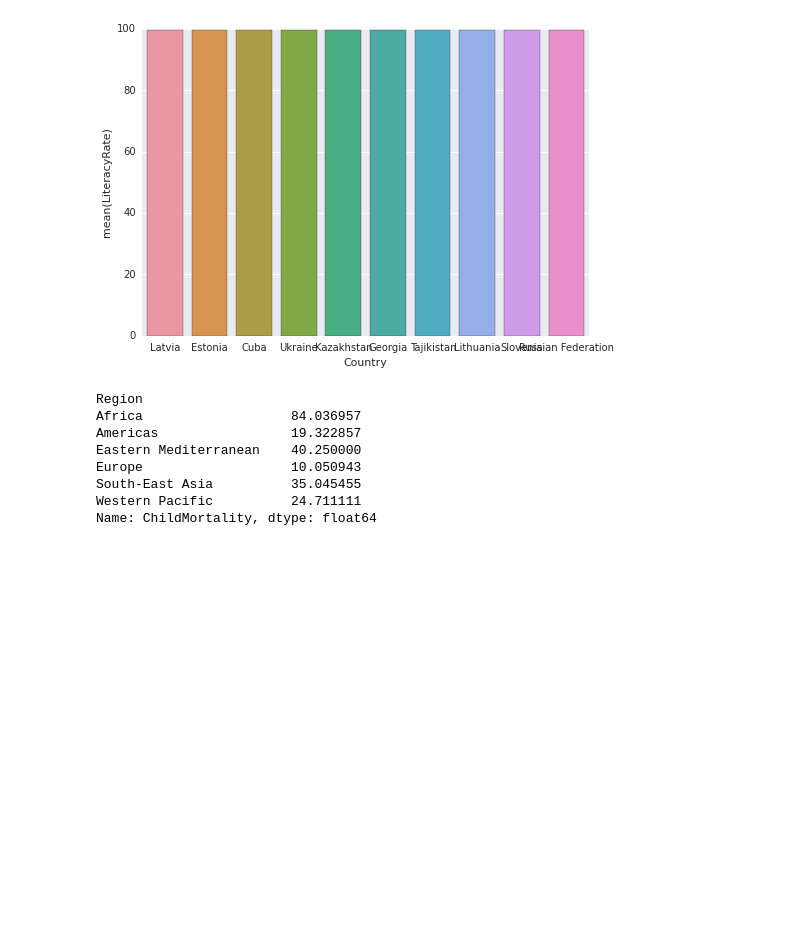
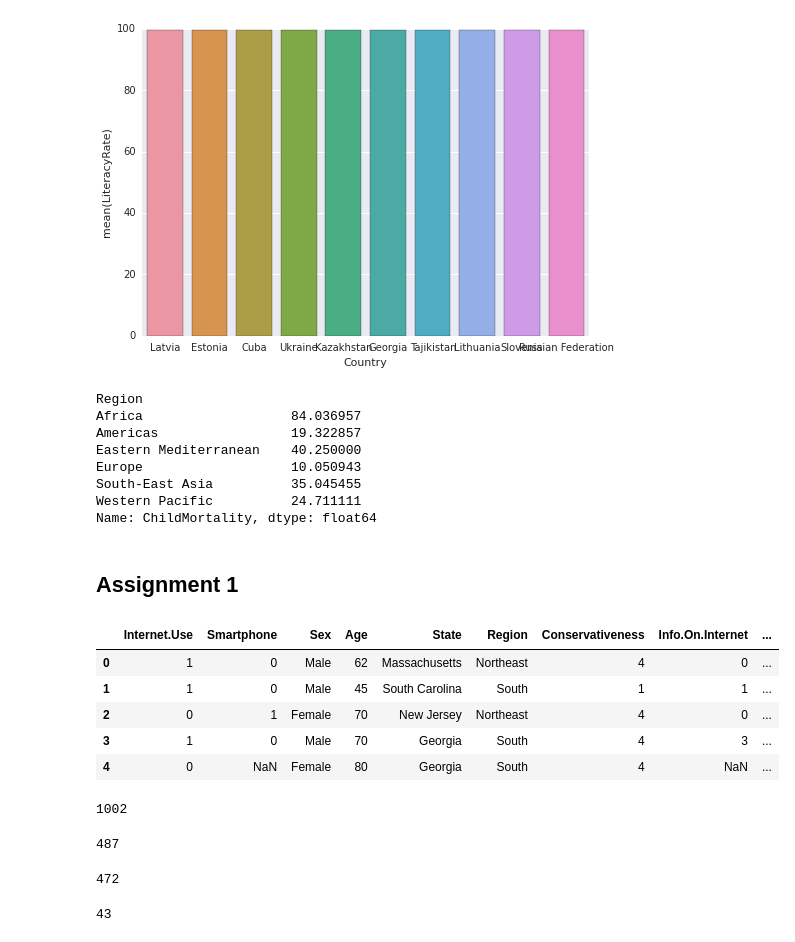
Before and after one commit to bryanyang0528/MITx-15.071x-The-Analytics-Edge, a Jupyter notebook: Unit1/unit1.ipynb, the cells around one changed output. Drawn from its saved outputs; the diff is of its cells as text; code cells hidden in the pictures; blank space fills up the shorter version.

Commit message:
add assignment

```diff
--- a/Unit1/unit1.ipynb
+++ b/Unit1/unit1.ipynb
@@ -58,3 +58,36 @@ Europe                   10.050943
 South-East Asia          35.045455
 Western Pacific          24.711111
 Name: ChildMortality, dtype: float64
+# %% [markdown]
+## Assignment 1
+# %%
+poll = pd.read_csv('AnonymityPoll.csv')
+# %%
+poll.head()
+# %% [output]
+|  | Internet.Use | Smartphone | Sex | Age | State | Region | Conservativeness | Info.On.Internet | ... |
+| 0 | 1 | 0 | Male | 62 | Massachusetts | Northeast | 4 | 0 | ... |
+| 1 | 1 | 0 | Male | 45 | South Carolina | South | 1 | 1 | ... |
+| 2 | 0 | 1 | Female | 70 | New Jersey | Northeast | 4 | 0 | ... |
+| 3 | 1 | 0 | Male | 70 | Georgia | South | 4 | 3 | ... |
+| 4 | 0 | NaN | Female | 80 | Georgia | South | 4 | NaN | ... |
+# %%
+#How many people participated in the poll?
+len(poll)
+# %% [output]
+1002
+# %%
+#How many interviewees responded that they use a smartphone?
+len(poll[poll.Smartphone==1])
+# %% [output]
+487
+# %%
+#How many interviewees responded that they don't use a smartphone?
+len(poll[poll.Smartphone==0])
+# %% [output]
+472
+# %%
+#How many interviewees did not respond to the question, resulting in a missing value, or NA, in the summary() output?
+len(poll[poll.Smartphone.isnull()])
+# %% [output]
+43
```
Also changed, not shown: 1 other file.
